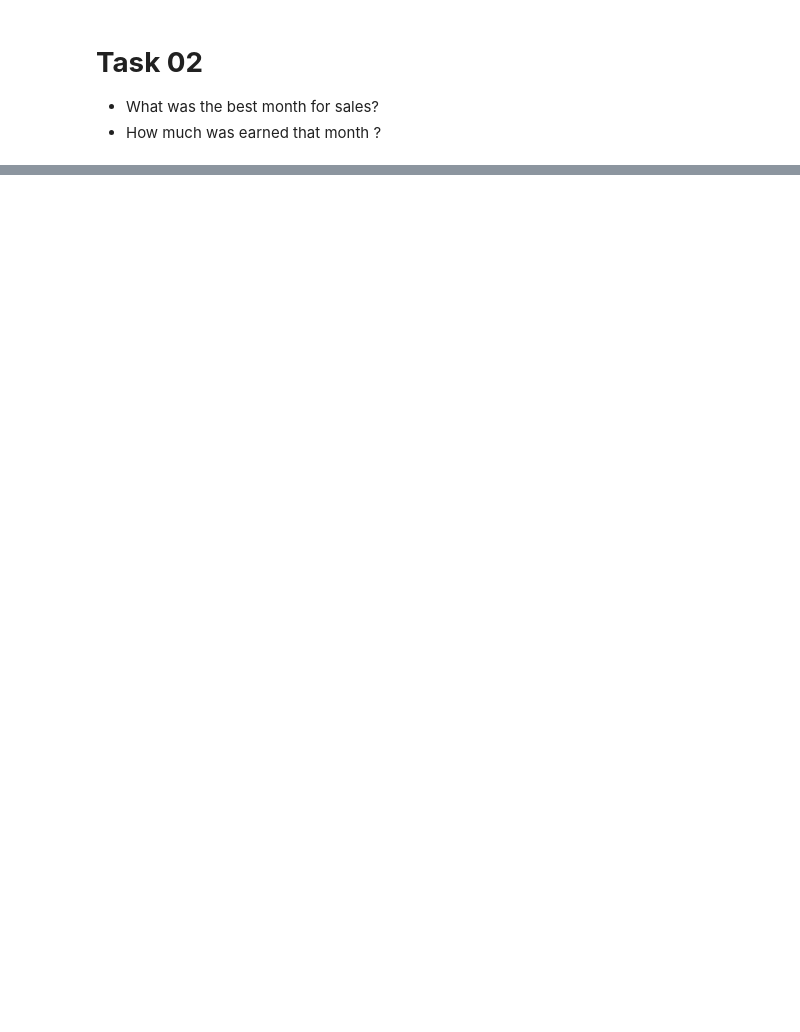
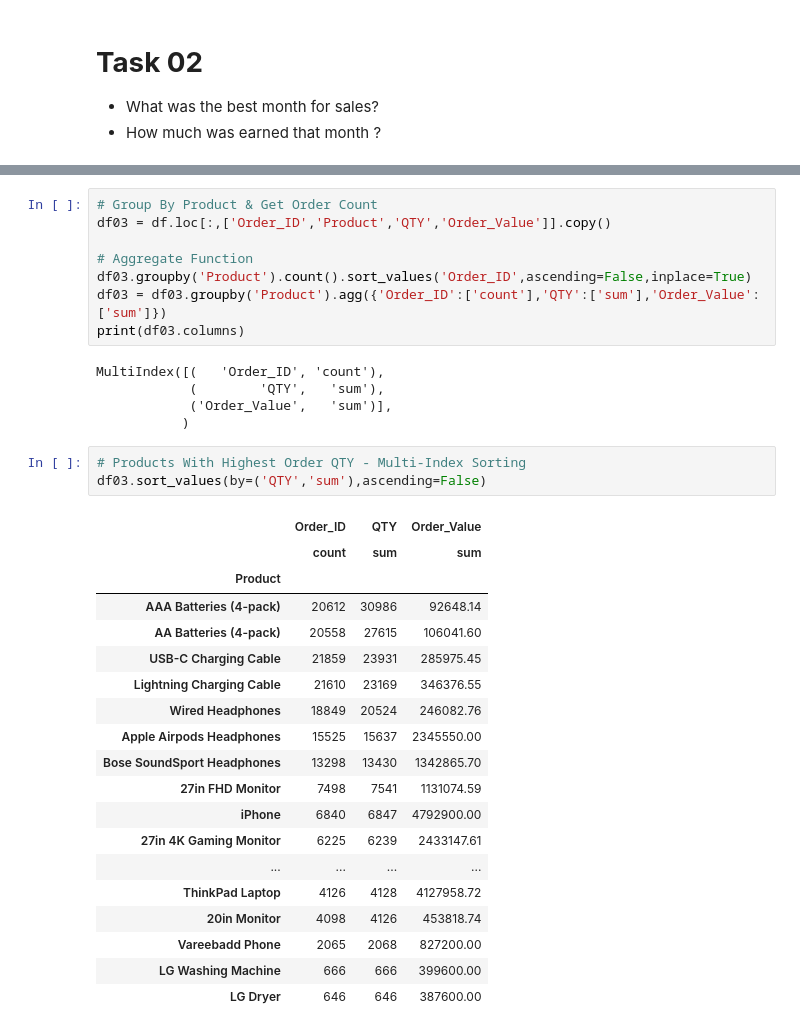
Before and after one commit to akshayyewle/Data-Analytics, a Jupyter notebook: 01 Data Analysis Project/Python Code.ipynb, the cells around one changed output, grey strips where cells are left out. Cells and saved outputs as stored; diff of their text form; blank space fills up the shorter version.

```diff
--- a/01 Data Analysis Project/Python Code.ipynb
+++ b/01 Data Analysis Project/Python Code.ipynb
@@ -172,0 +599,36 @@ df.head()
+# %%
+# Group By Product & Get Order Count
+df03 = df.loc[:,['Order_ID','Product','QTY','Order_Value']].copy()
+
+# Aggregate Function
+df03.groupby('Product').count().sort_values('Order_ID',ascending=False,inplace=True)
+df03 = df03.groupby('Product').agg({'Order_ID':['count'],'QTY':['sum'],'Order_Value':['sum']})
+print(df03.columns)
+# %% [output]
+MultiIndex([(   'Order_ID', 'count'),
+            (        'QTY',   'sum'),
+            ('Order_Value',   'sum')],
+           )
+# %%
+# Products With Highest Order QTY - Multi-Index Sorting
+df03.sort_values(by=('QTY','sum'),ascending=False)
+# %% [output]
+|  | Order_ID | QTY | Order_Value |
+|  | count | sum | sum |
+| Product |  |  |  |
+| AAA Batteries (4-pack) | 20612 | 30986 | 92648.14 |
+| AA Batteries (4-pack) | 20558 | 27615 | 106041.60 |
+| USB-C Charging Cable | 21859 | 23931 | 285975.45 |
+| Lightning Charging Cable | 21610 | 23169 | 346376.55 |
+| Wired Headphones | 18849 | 20524 | 246082.76 |
+| Apple Airpods Headphones | 15525 | 15637 | 2345550.00 |
+| Bose SoundSport Headphones | 13298 | 13430 | 1342865.70 |
+| 27in FHD Monitor | 7498 | 7541 | 1131074.59 |
+| iPhone | 6840 | 6847 | 4792900.00 |
+| 27in 4K Gaming Monitor | 6225 | 6239 | 2433147.61 |
+| ... | ... | ... | ... |
+| ThinkPad Laptop | 4126 | 4128 | 4127958.72 |
+| 20in Monitor | 4098 | 4126 | 453818.74 |
+| Vareebadd Phone | 2065 | 2068 | 827200.00 |
+| LG Washing Machine | 666 | 666 | 399600.00 |
+| LG Dryer | 646 | 646 | 387600.00 |
```
Also changed, not shown: parts of 43 cells of this notebook.
